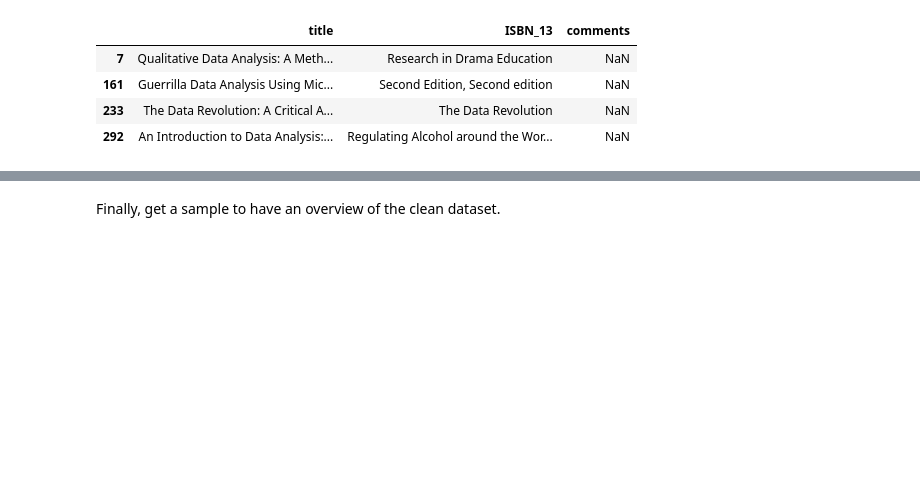
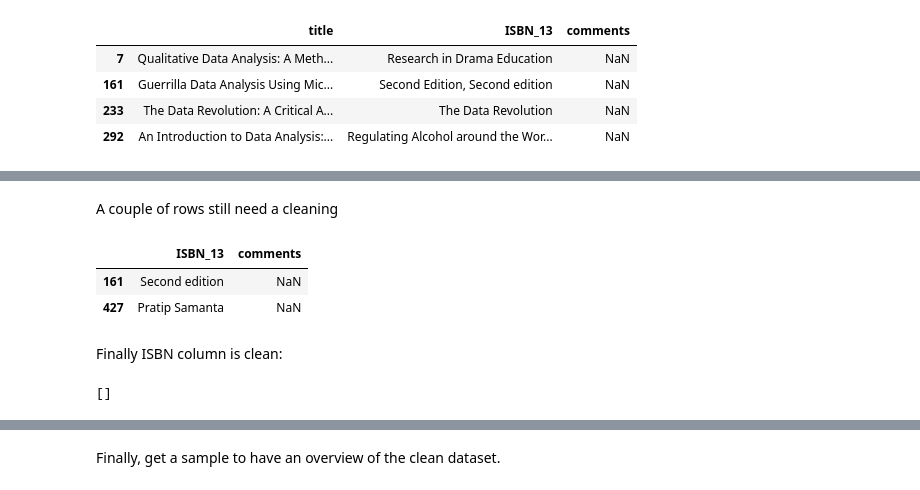
Before and after one commit to chusk2/data_cleaning, a Jupyter notebook: data_science_books/data_science_books.ipynb, the cells around one changed output, grey strips where cells are left out. Cells and saved outputs as stored; diff of their text form; code cells hidden in the pictures; blank space fills up the shorter version.

```diff
--- a/data_science_books/data_science_books.ipynb
+++ b/data_science_books/data_science_books.ipynb
@@ -489 +516,3 @@ df.loc[233,'ISBN_13'] = np.nan
+# %%
+df.loc[df.ISBN_13.isin(invalid_isbn_values), 'ISBN_13'] = np.nan
 # %% [markdown]
@@ -539,0 +524,10 @@ df[['price', 'ISBN_13']][df.ISBN_13.isin(invalid_isbn_values)].dropna()
+# %% [markdown]
+A couple of rows still need a cleaning
+# %%
+invalid_isbn_values = [i for i in df['ISBN_13'].dropna().unique() if not i.startswith('9')]
+# %%
+df[['ISBN_13', 'comments']][df.ISBN_13.isin(invalid_isbn_values)]
+# %% [output]
+|  | ISBN_13 | comments |
+| 161 | Second edition | NaN |
+| 427 | Pratip Samanta | NaN |
@@ -539,0 +537,6 @@ df[['price', 'ISBN_13']][df.ISBN_13.isin(invalid_isbn_values)].dropna()
+# %% [markdown]
+Finally ISBN column is clean:
+# %%
+[i for i in df['ISBN_13'].dropna().unique() if not i.startswith('9')]
+# %% [output]
+[]
```
Also changed, not shown: parts of 51 cells of this notebook, 2 other files.
